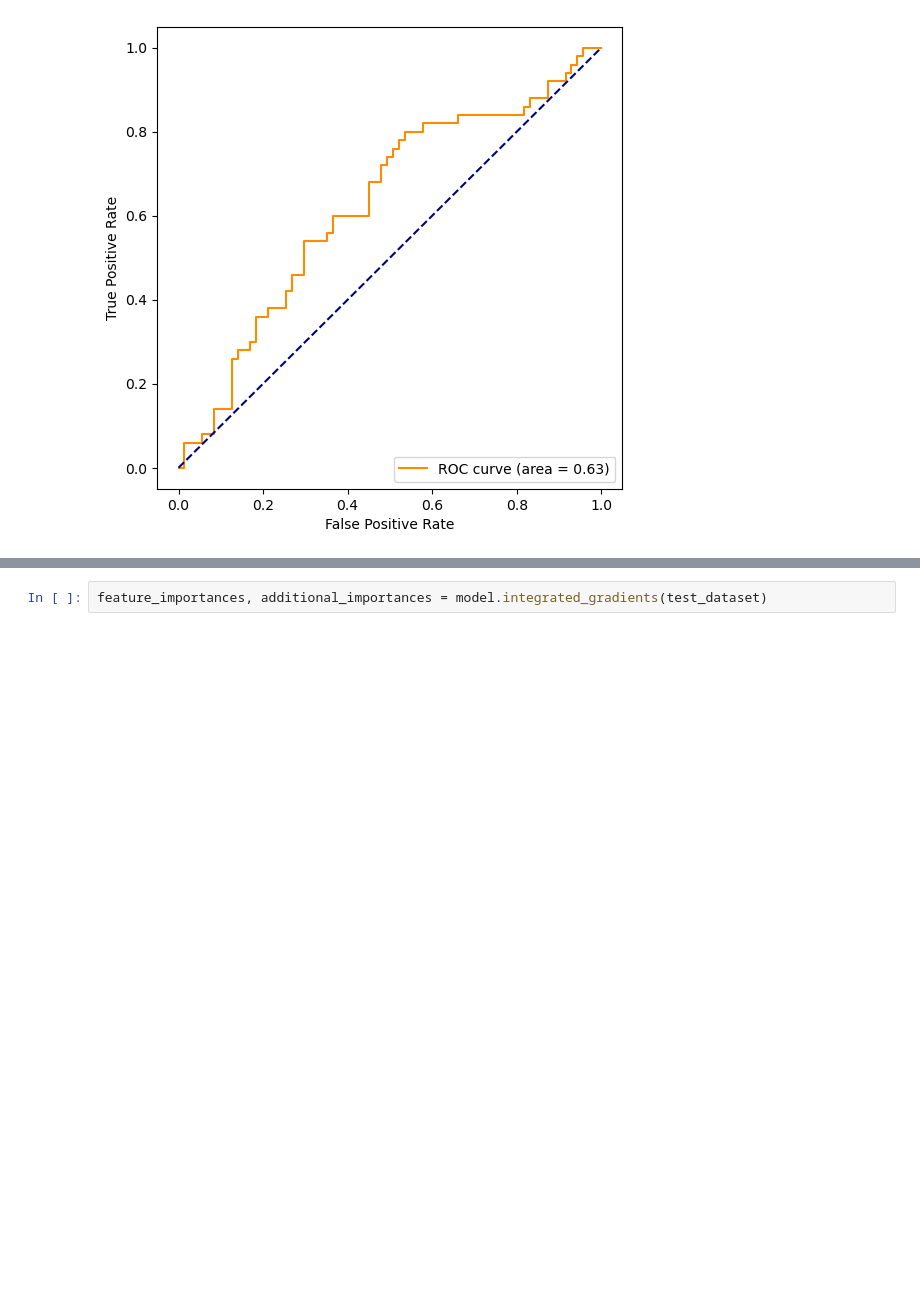
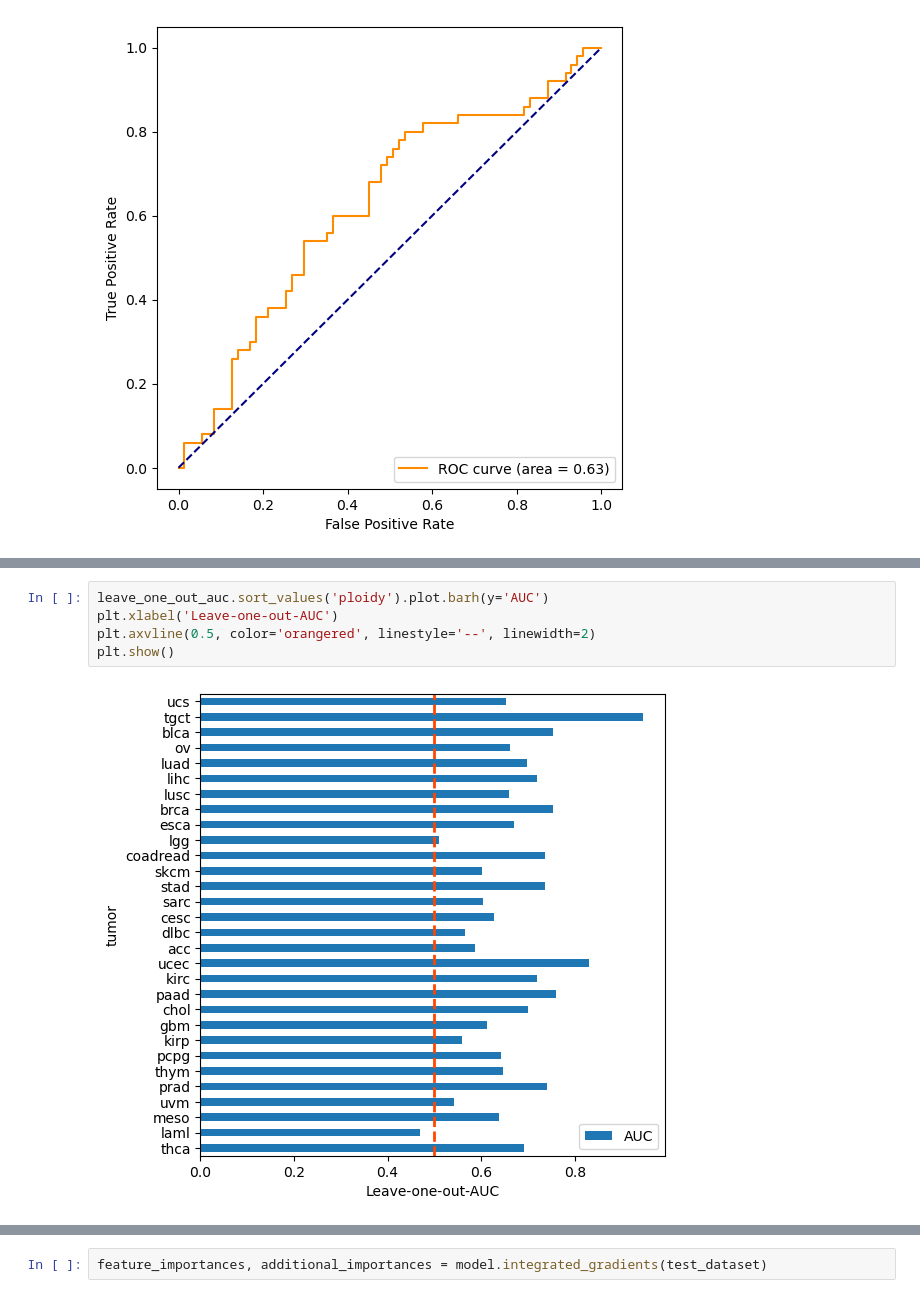
Before and after one commit to vanallenlab/pnet, a Jupyter notebook: src/PanCancer_ploidy.ipynb, the cells around one changed output, grey strips where cells are left out. Cells and saved outputs as stored; diff of their text form; blank space fills up the shorter version.

```diff
--- a/src/PanCancer_ploidy.ipynb
+++ b/src/PanCancer_ploidy.ipynb
@@ -299,0 +408,7 @@ plt.show()
+# %%
+leave_one_out_auc.sort_values('ploidy').plot.barh(y='AUC')
+plt.xlabel('Leave-one-out-AUC')
+plt.axvline(0.5, color='orangered', linestyle='--', linewidth=2)
+plt.show()
+# %% [output]
+[figure, added]
```
Also changed, not shown: parts of 11 cells of this notebook, 2 other files.
